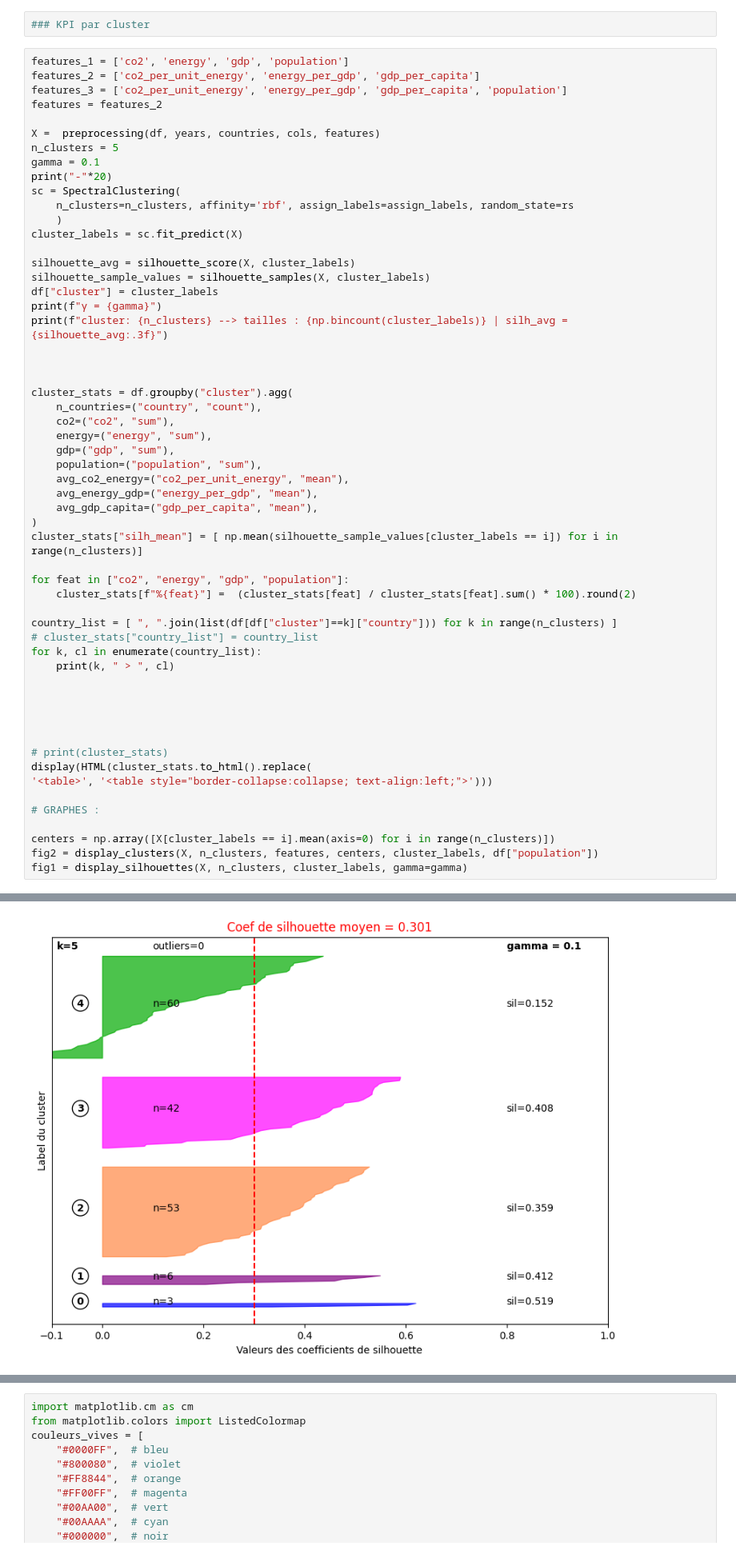
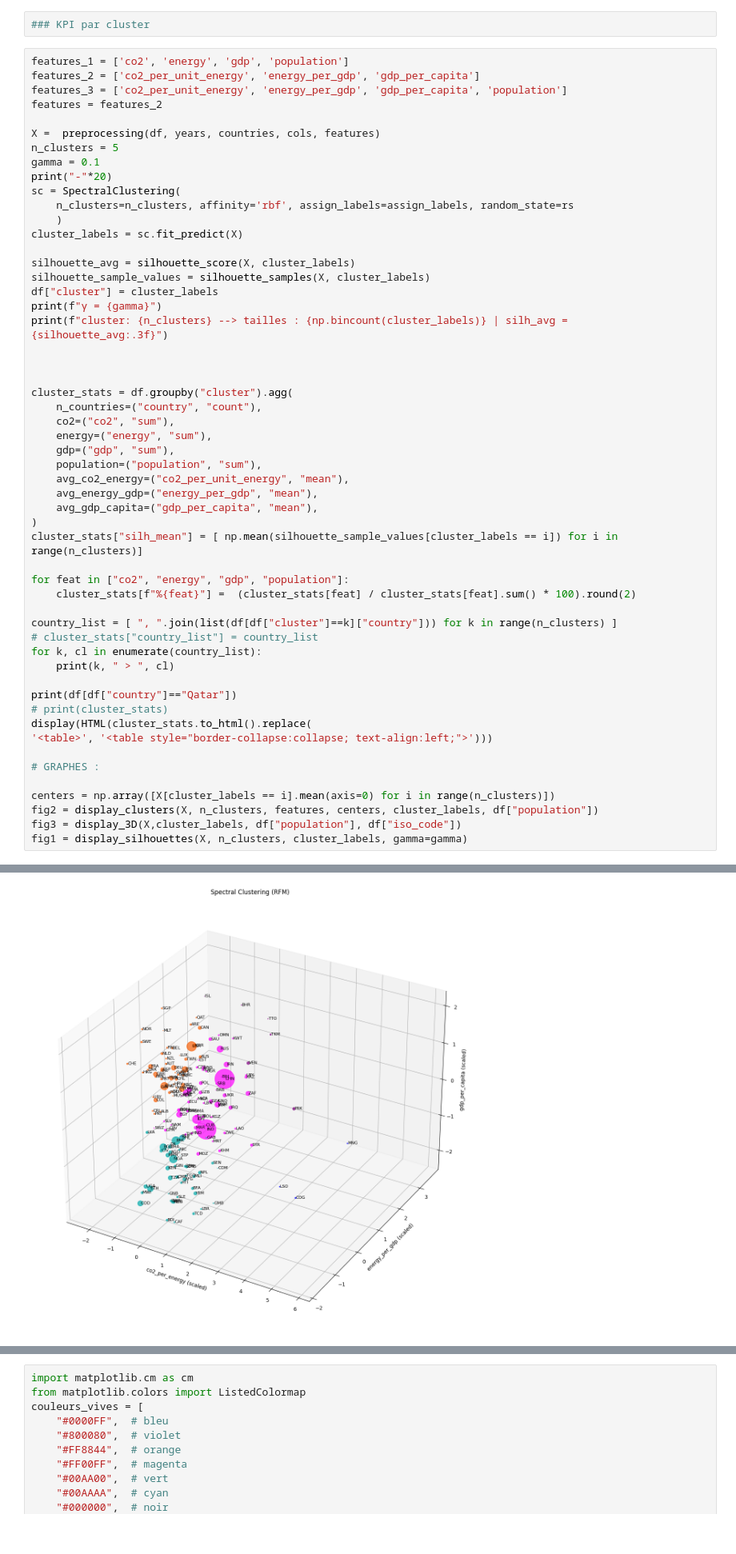
Before and after one commit to C-Vellen/CO2-energy-gdp-by-country, a Jupyter notebook: 6-model-SpectralClustering.ipynb, the cells around one changed output, grey strips where cells are left out. Shown: that part at 80% size. Cells and saved outputs as stored; diff of their text form.

```diff
--- a/6-model-SpectralClustering.ipynb
+++ b/6-model-SpectralClustering.ipynb
@@ -275,10 +275,7 @@ country_list = [ ", ".join(list(df[df["cluster"]==k]["country"])) for k in range
 for k, cl in enumerate(country_list):
     print(k, " > ", cl)
 
-
-
-
-
+print(df[df["country"]=="Qatar"])
 # print(cluster_stats)
 display(HTML(cluster_stats.to_html().replace(
 '<table>', '<table style="border-collapse:collapse; text-align:left;">')))
@@ -287,6 +284,7 @@ display(HTML(cluster_stats.to_html().replace(
 
 centers = np.array([X[cluster_labels == i].mean(axis=0) for i in range(n_clusters)])
 fig2 = display_clusters(X, n_clusters, features, centers, cluster_labels, df["population"])
+fig3 = display_3D(X,cluster_labels, df["population"], df["iso_code"])
 fig1 = display_silhouettes(X, n_clusters, cluster_labels, gamma=gamma)
 # %% [output]
 --------------------
@@ -308 +311 @@ cluster: 5 --> tailles : [ 3  6 53 42 60] | silh_avg = 0.301
-[figure, old version]
+[figure, new version]
```
Also changed, not shown: parts of 6 cells of this notebook, 15 other files.
